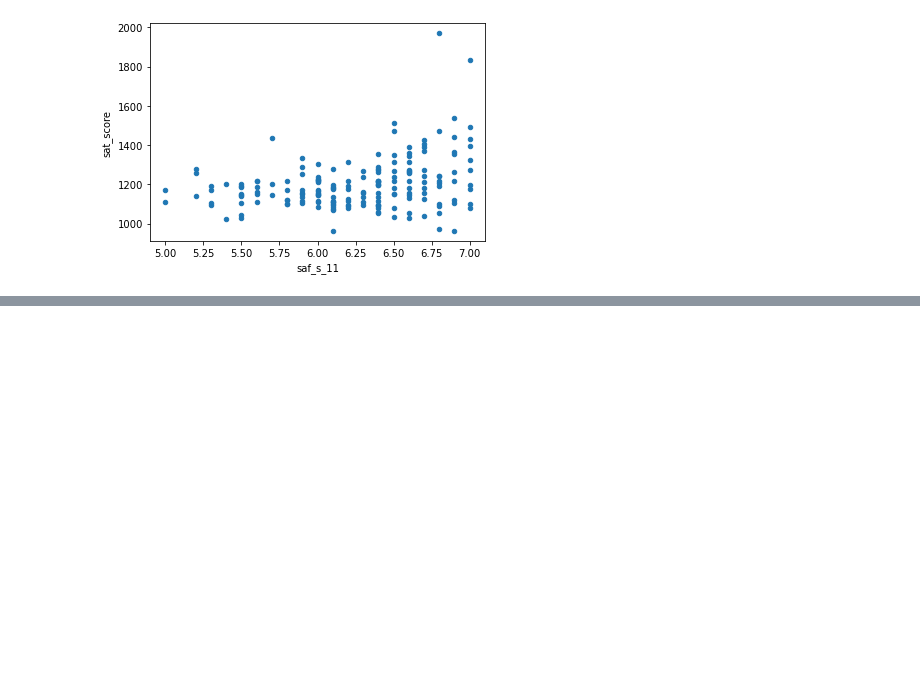
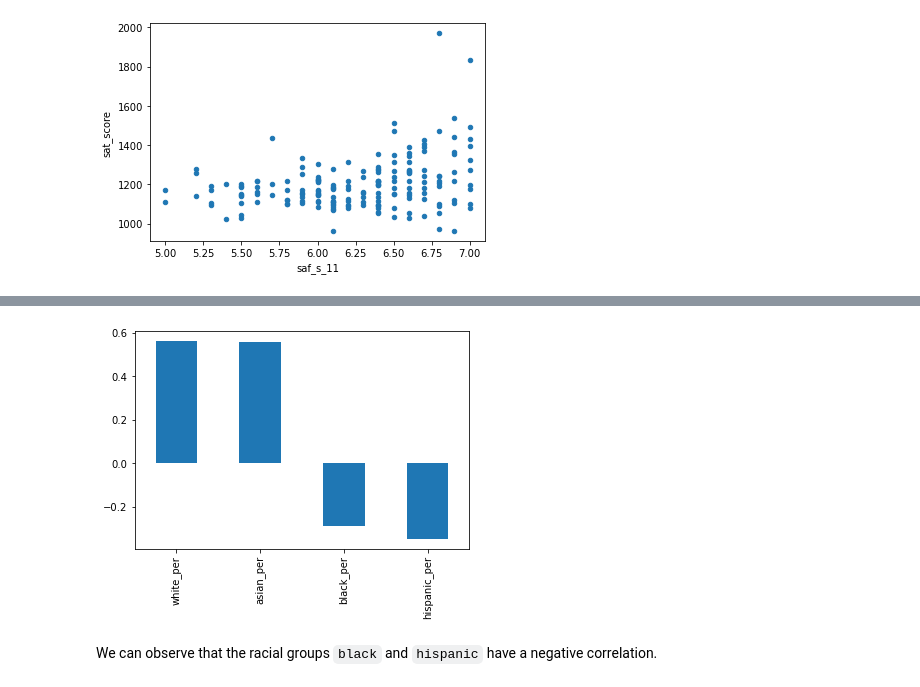
Before and after one commit to aguirredaniel/dataquest-projects, a Jupyter notebook: Analyzing_NYC_High_School_Data/Schools.ipynb, the cells around one changed output, grey strips where cells are left out. Cells and saved outputs as stored; diff of their text form; code cells hidden in the pictures; blank space fills up the shorter version.

Commit message:
3. Exploring Race and SAT Scores

```diff
--- a/Analyzing_NYC_High_School_Data/Schools.ipynb
+++ b/Analyzing_NYC_High_School_Data/Schools.ipynb
@@ -221,0 +237,8 @@ plt.show()
+# %%
+race_columns = ["white_per", "asian_per", "black_per", "hispanic_per"]
+combined.corr()["sat_score"][race_columns].plot.bar()
+plt.show()
+# %% [output]
+[figure, added]
+# %% [markdown]
+We can observe that the racial groups `black` and `hispanic` have a negative correlation.
```
Also changed, not shown: parts of 11 cells of this notebook.
